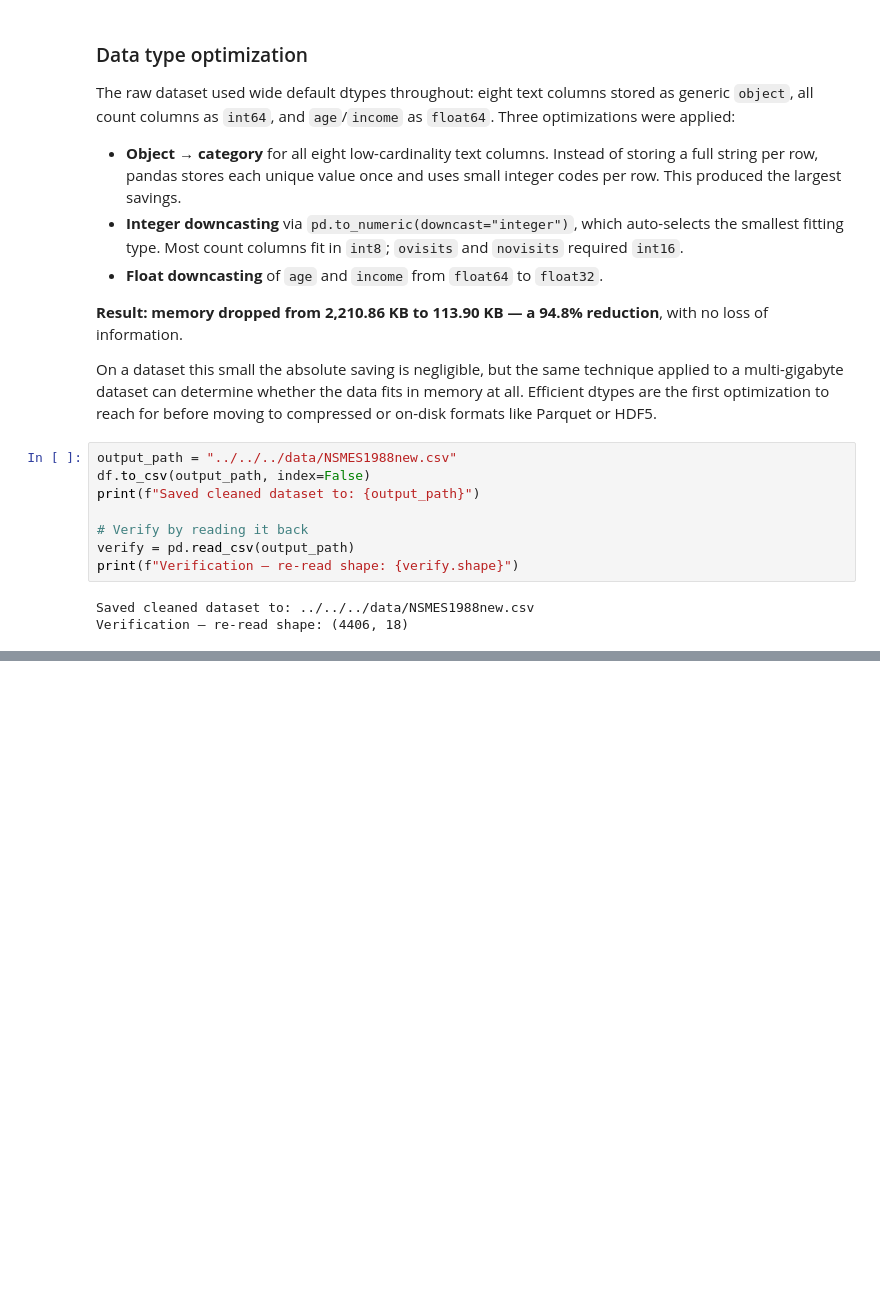
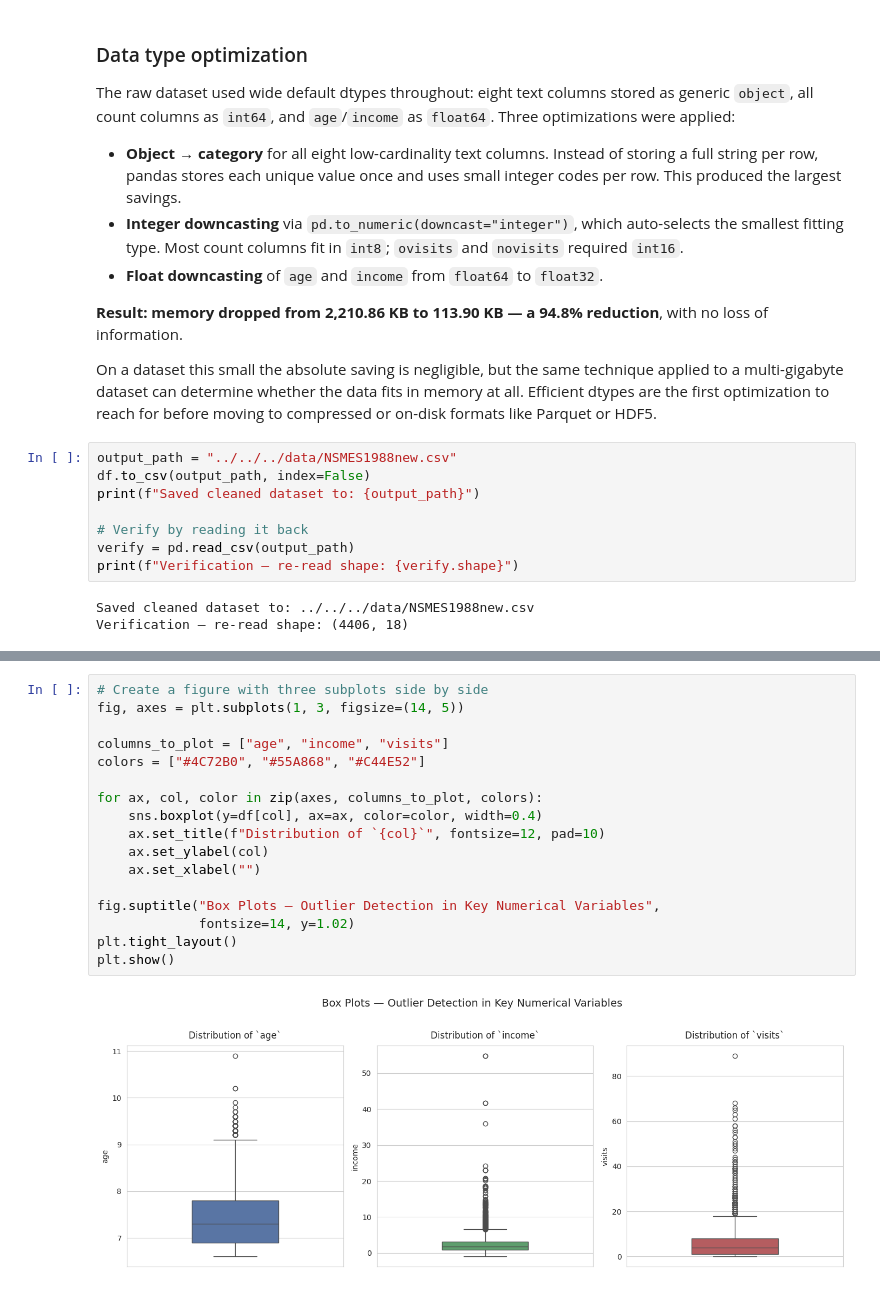
Before and after one commit to Alessandrarye/utd-aiml-coursework, a Jupyter notebook: notebooks/unit-2/capstone/aura-nsmes1988-capstone.ipynb, the cells around one changed output, grey strips where cells are left out. Drawn from its saved outputs; the diff is of its cells as text; blank space fills up the shorter version.

```diff
--- a/notebooks/unit-2/capstone/aura-nsmes1988-capstone.ipynb
+++ b/notebooks/unit-2/capstone/aura-nsmes1988-capstone.ipynb
@@ -322,0 +527,19 @@ descriptive statistics with `describe()`, and compare against the raw scale.
+# %%
+# Create a figure with three subplots side by side
+fig, axes = plt.subplots(1, 3, figsize=(14, 5))
+
+columns_to_plot = ["age", "income", "visits"]
+colors = ["#4C72B0", "#55A868", "#C44E52"]
+
+for ax, col, color in zip(axes, columns_to_plot, colors):
+    sns.boxplot(y=df[col], ax=ax, color=color, width=0.4)
+    ax.set_title(f"Distribution of `{col}`", fontsize=12, pad=10)
+    ax.set_ylabel(col)
+    ax.set_xlabel("")
+
+fig.suptitle("Box Plots — Outlier Detection in Key Numerical Variables",
+             fontsize=14, y=1.02)
+plt.tight_layout()
+plt.show()
+# %% [output]
+[figure, added]
```
Also changed, not shown: parts of 41 cells of this notebook.
